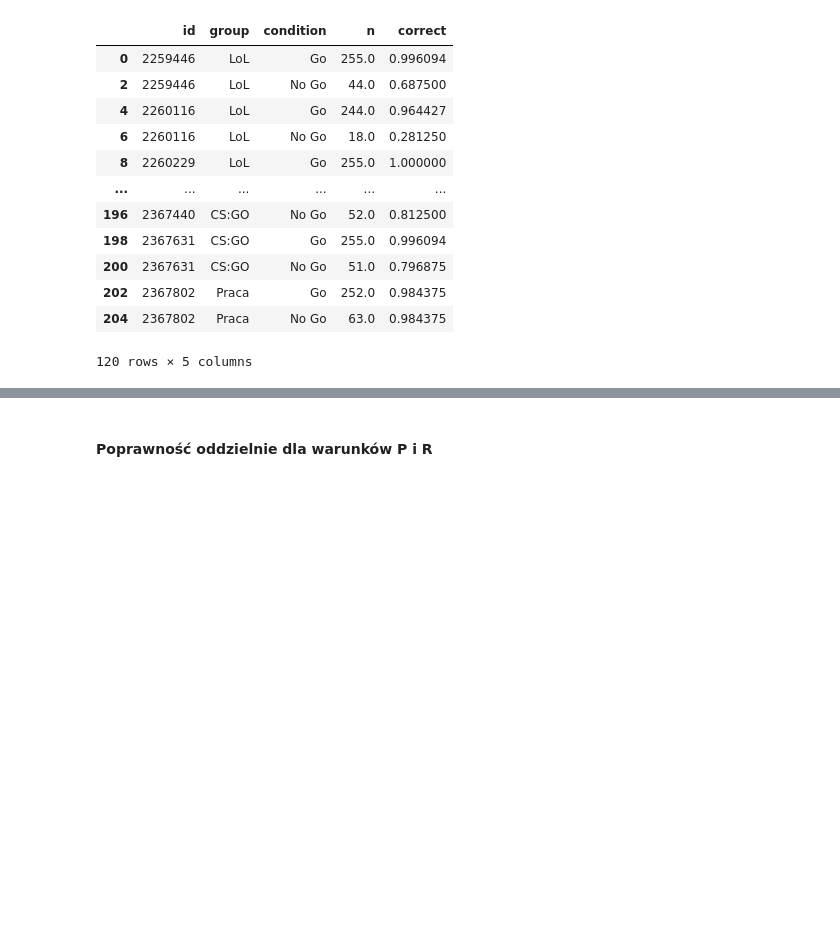
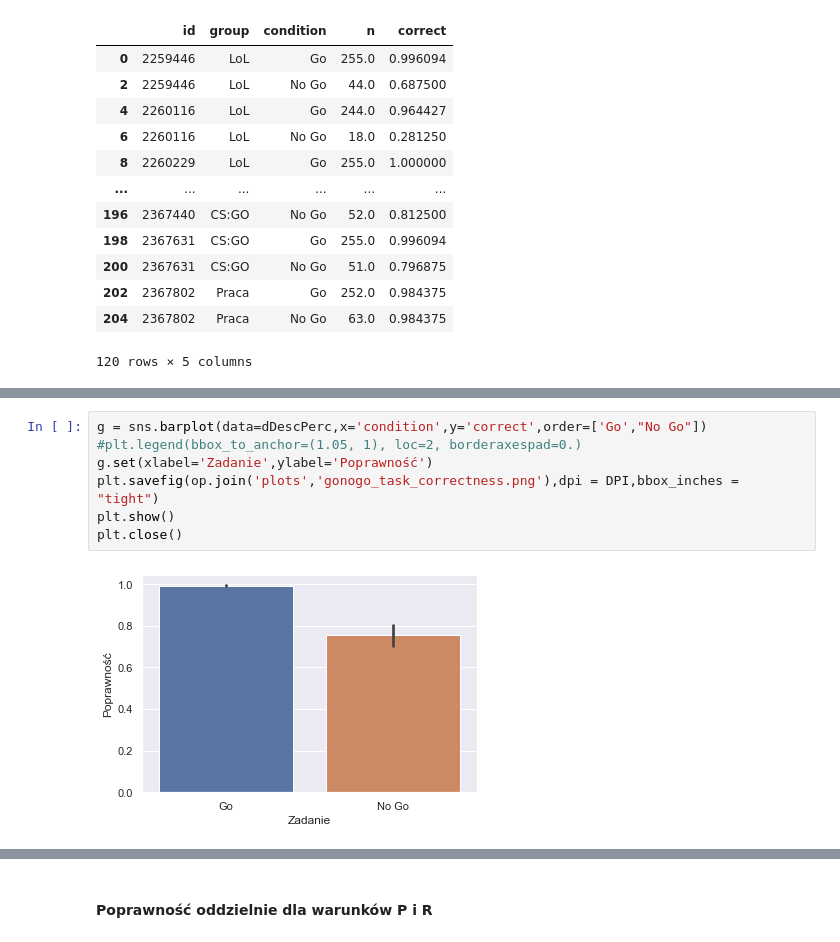
Before and after one commit to tomsitoms/Gracze_mgr, a Jupyter notebook: gonogo_analyses.ipynb, the cells around one changed output, grey strips where cells are left out. Drawn from its saved outputs; the diff is of its cells as text; blank space fills up the shorter version.

```diff
--- a/gonogo_analyses.ipynb
+++ b/gonogo_analyses.ipynb
@@ -293,0 +296,9 @@ plt.close()
+# %%
+g = sns.barplot(data=dDescPerc,x='condition',y='correct',order=['Go',"No Go"])
+#plt.legend(bbox_to_anchor=(1.05, 1), loc=2, borderaxespad=0.)
+g.set(xlabel='Zadanie',ylabel='Poprawność')
+plt.savefig(op.join('plots','gonogo_task_correctness.png'),dpi = DPI,bbox_inches = "tight")
+plt.show()
+plt.close()
+# %% [output]
+[figure, added]
```
Also changed, not shown: parts of 5 cells of this notebook, 14 other files.
